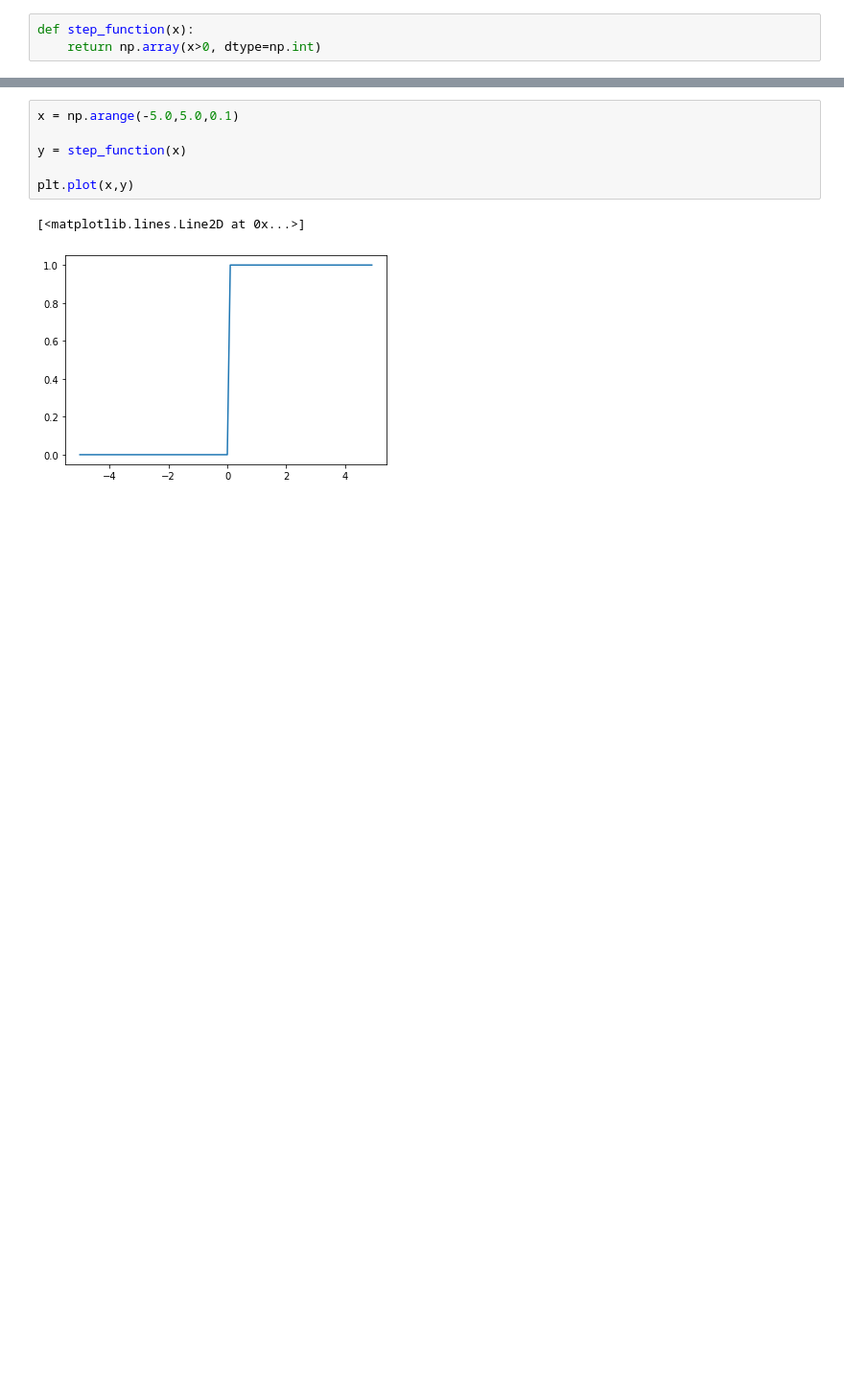
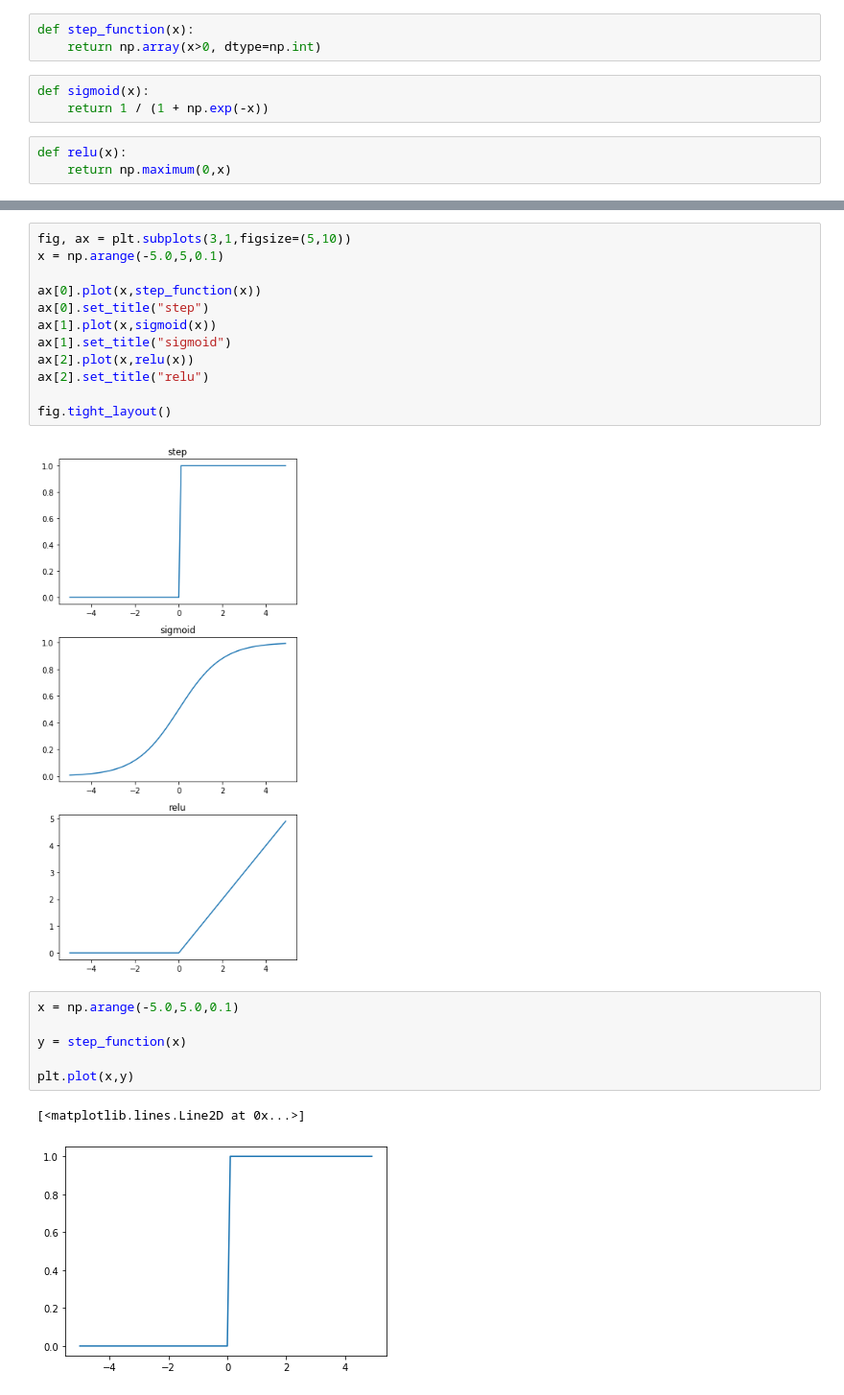
Before and after one commit to okazaki2020/zero-deep, a Jupyter notebook: 3章.ipynb, the cells around one changed output, grey strips where cells are left out. Shown: that part at 96% size. Saved outputs shown, nothing was run; the diff lists cells and outputs as text; blank space fills up the shorter version.

```diff
--- a/3章.ipynb
+++ b/3章.ipynb
@@ -4,3 +5,9 @@ import matplotlib.pyplot as plt
 # %%
 def step_function(x):
     return np.array(x>0, dtype=np.int)
+# %%
+def sigmoid(x):
+    return 1 / (1 + np.exp(-x))
+# %%
+def relu(x):
+    return np.maximum(0,x)
@@ -7,3 +52,17 @@ def step_function(x):
+# %%
+fig, ax = plt.subplots(3,1,figsize=(5,10))
+x = np.arange(-5.0,5,0.1)
+
+ax[0].plot(x,step_function(x))
+ax[0].set_title("step")
+ax[1].plot(x,sigmoid(x))
+ax[1].set_title("sigmoid")
+ax[2].plot(x,relu(x))
+ax[2].set_title("relu")
+
+fig.tight_layout()
+# %% [output]
+[figure, added]
 # %%
 x = np.arange(-5.0,5.0,0.1)
 
```
Also changed, not shown: parts of 6 cells of this notebook.
